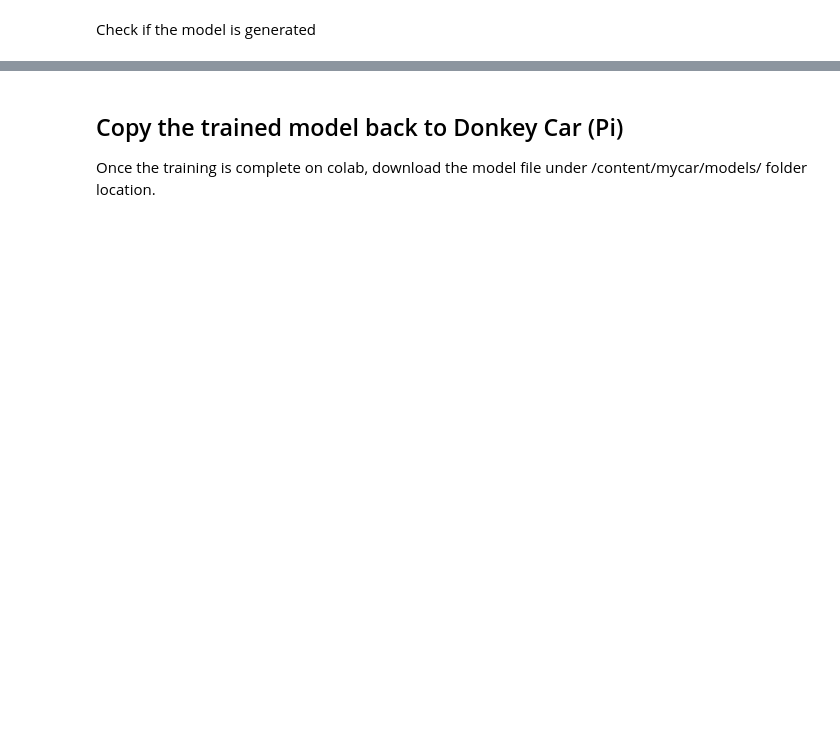
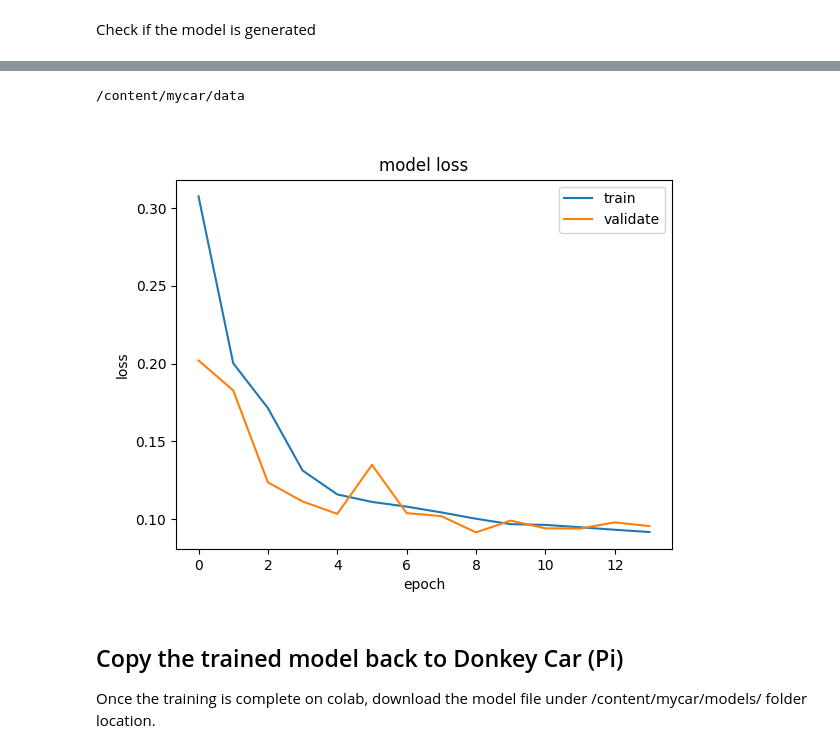
Before and after one commit to robocarstore/donkey-car-training-on-google-colab, a Jupyter notebook: Donkey_Car_Training_using_Google_Colab.ipynb, the cells around one changed output, grey strips where cells are left out. Drawn from its saved outputs; the diff is of its cells as text; code cells hidden in the pictures; blank space fills up the shorter version.

```diff
--- a/Donkey_Car_Training_using_Google_Colab.ipynb
+++ b/Donkey_Car_Training_using_Google_Colab.ipynb
@@ -90,6 +182,10 @@ Check if the model is generated
 # %%
-# from IPython.display import Image
-# Image('models/mypilot.h5_loss_acc_0.086745.png')
+!pwd
+from IPython.display import Image
+Image('../models/mypilot.h5_loss_acc_0.091524.png')
+# %% [output]
+/content/mycar/data
+[figure, added]
 # %% [markdown]
 ## Copy the trained model back to Donkey Car (Pi)
 
```
Also changed, not shown: parts of 15 cells of this notebook.
